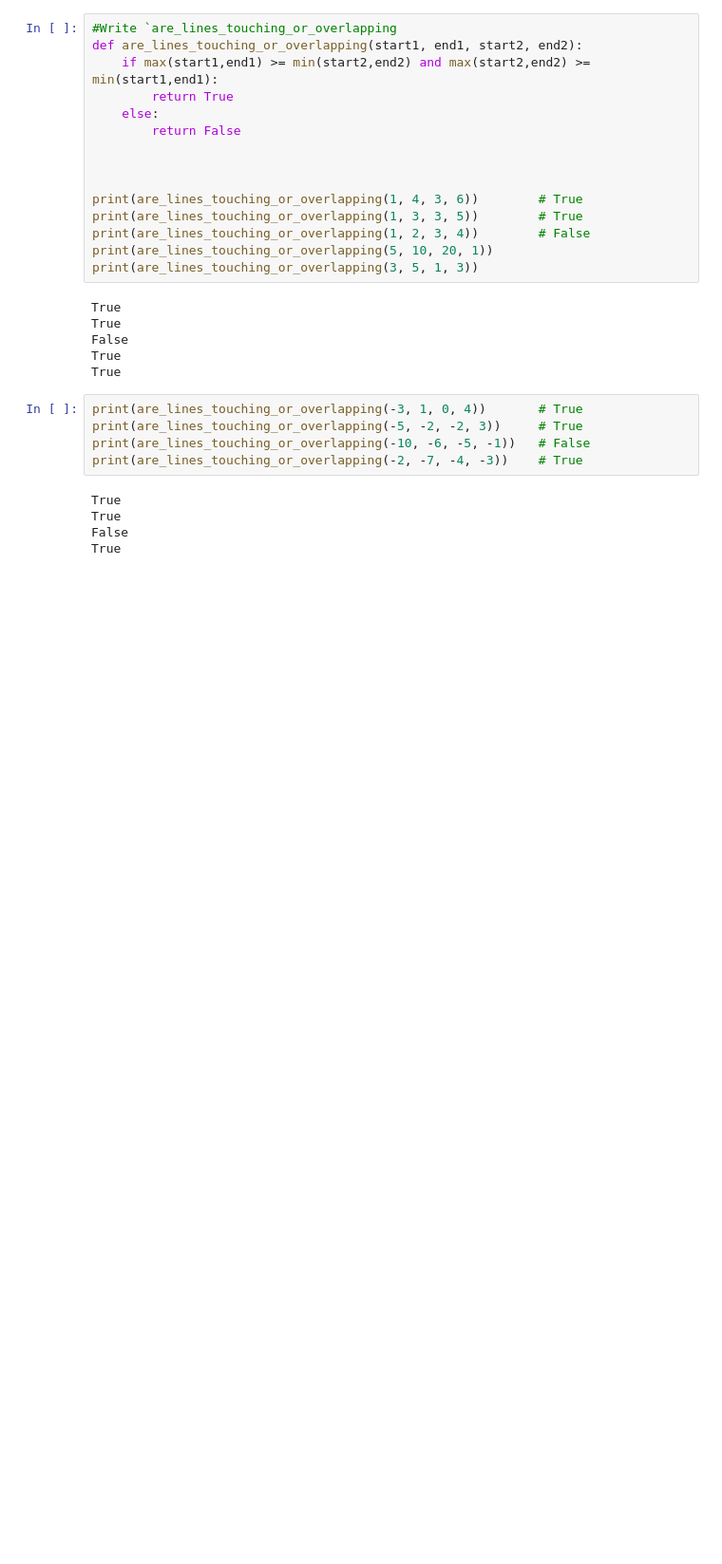
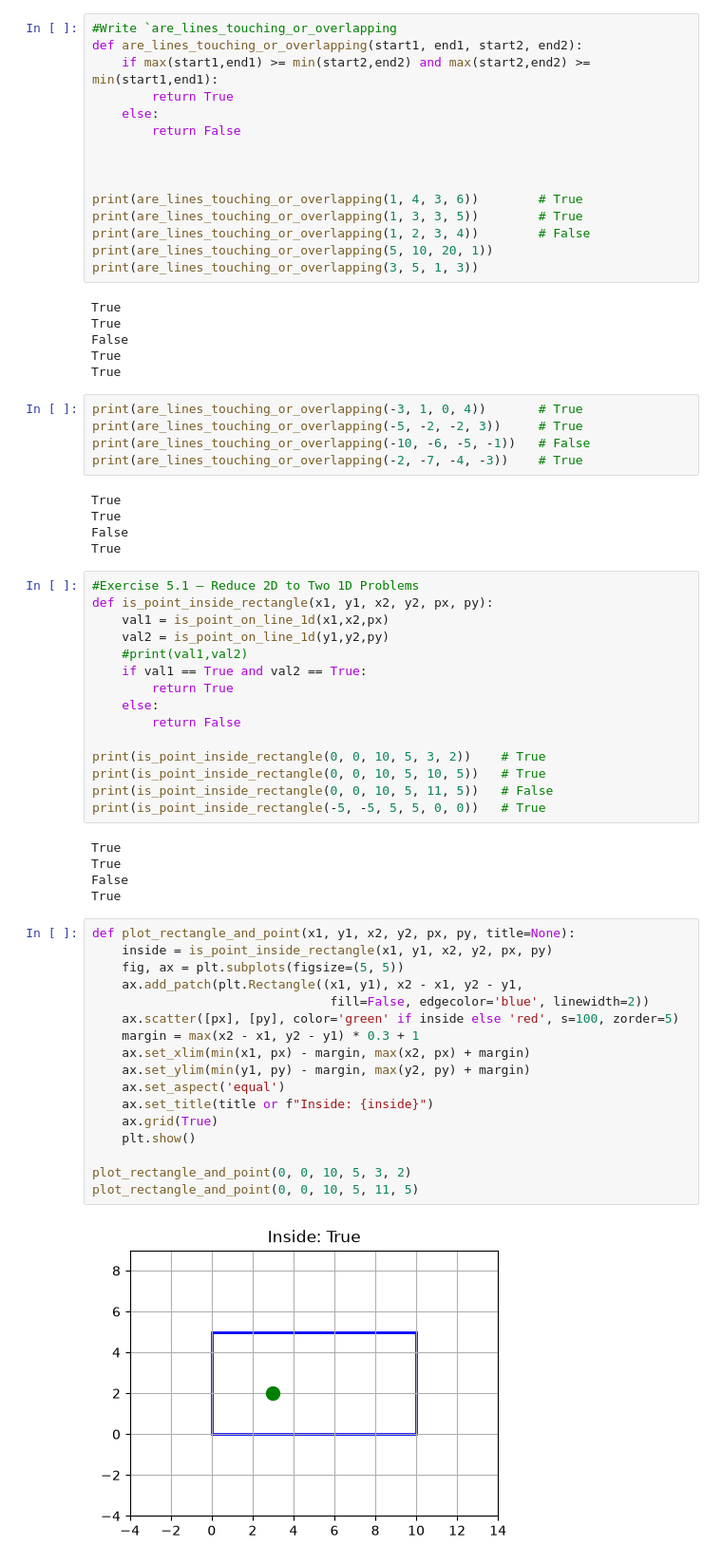
Before and after one commit to Premjeet478/AI-ML-Project, a Jupyter notebook: If-Else.ipynb, the cells around one changed output. Shown at 95% size. Drawn from its saved outputs; the diff is of its cells as text; blank space fills up the shorter version.

```diff
--- a/If-Else.ipynb
+++ b/If-Else.ipynb
@@ -179,3 +180,42 @@ True
 True
 False
 True
+# %%
+#Exercise 5.1 — Reduce 2D to Two 1D Problems
+def is_point_inside_rectangle(x1, y1, x2, y2, px, py):
+    val1 = is_point_on_line_1d(x1,x2,px)
+    val2 = is_point_on_line_1d(y1,y2,py)
+    #print(val1,val2)
+    if val1 == True and val2 == True:
+        return True
+    else:
+        return False
+
+print(is_point_inside_rectangle(0, 0, 10, 5, 3, 2))    # True
+print(is_point_inside_rectangle(0, 0, 10, 5, 10, 5))   # True
+print(is_point_inside_rectangle(0, 0, 10, 5, 11, 5))   # False
+print(is_point_inside_rectangle(-5, -5, 5, 5, 0, 0))   # True
+# %% [output]
+True
+True
+False
+True
+# %%
+def plot_rectangle_and_point(x1, y1, x2, y2, px, py, title=None):
+    inside = is_point_inside_rectangle(x1, y1, x2, y2, px, py)
+    fig, ax = plt.subplots(figsize=(5, 5))
+    ax.add_patch(plt.Rectangle((x1, y1), x2 - x1, y2 - y1,
+                                fill=False, edgecolor='blue', linewidth=2))
+    ax.scatter([px], [py], color='green' if inside else 'red', s=100, zorder=5)
+    margin = max(x2 - x1, y2 - y1) * 0.3 + 1
+    ax.set_xlim(min(x1, px) - margin, max(x2, px) + margin)
+    ax.set_ylim(min(y1, py) - margin, max(y2, py) + margin)
+    ax.set_aspect('equal')
+    ax.set_title(title or f"Inside: {inside}")
+    ax.grid(True)
+    plt.show()
+
+plot_rectangle_and_point(0, 0, 10, 5, 3, 2)
+plot_rectangle_and_point(0, 0, 10, 5, 11, 5)
+# %% [output]
+[figure, added]
```
Also changed, not shown: parts of 8 cells of this notebook, 4 other files.
